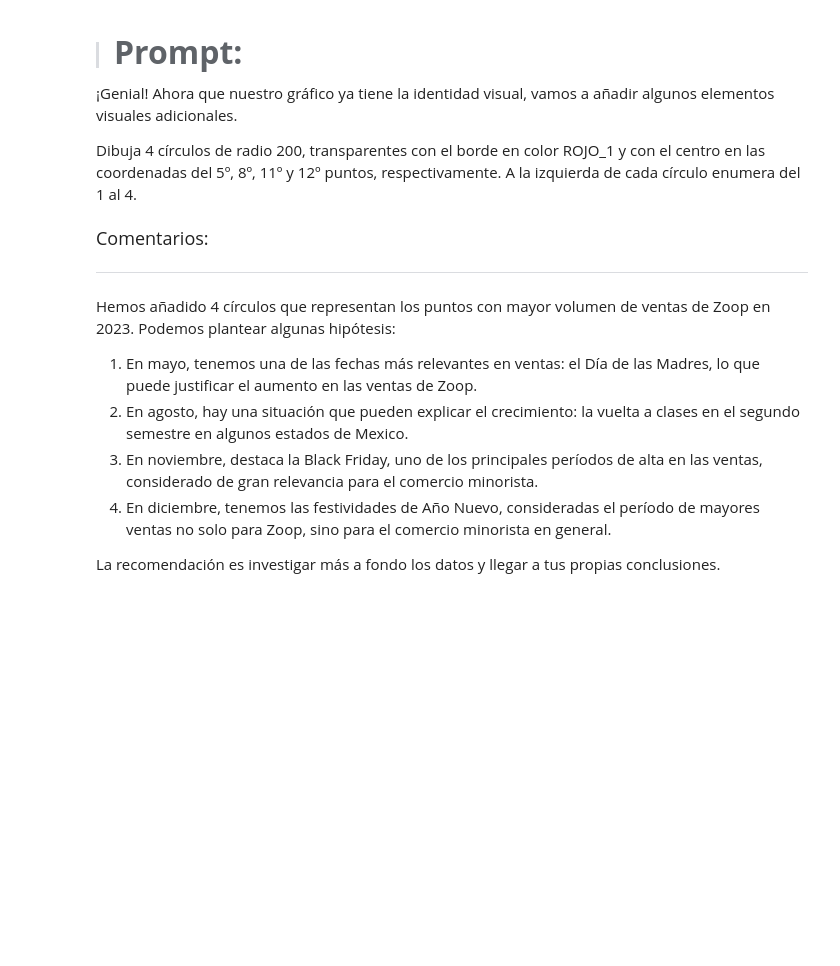
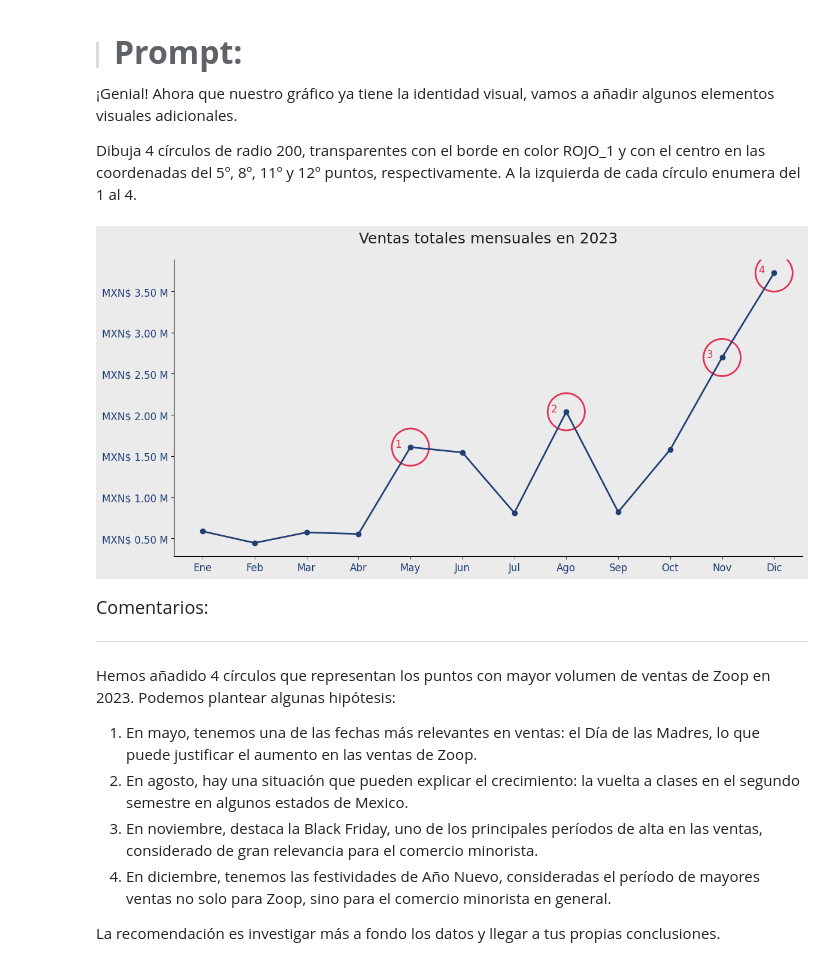
Before and after one commit to Yaaxek/IA-aplicada-a-la-ciencia-de-datos, a Jupyter notebook: ia_aplicada_a_ciencia_de_datos.ipynb, the cells around one changed output. Saved outputs shown, nothing was run; the diff lists cells and outputs as text; code cells hidden in the pictures; blank space fills up the shorter version.

```diff
--- a/ia_aplicada_a_ciencia_de_datos.ipynb
+++ b/ia_aplicada_a_ciencia_de_datos.ipynb
@@ -2042,6 +2334,106 @@ Utiliza las bibliotecas de visualización de datos de Python para crear esta vis
 ¡Genial! Ahora que nuestro gráfico ya tiene la identidad visual, vamos a añadir algunos elementos visuales adicionales.
 
 Dibuja 4 círculos de radio 200, transparentes con el borde en color ROJO_1 y con el centro en las coordenadas del 5º, 8º, 11º y 12º puntos, respectivamente. A la izquierda de cada círculo enumera del 1 al 4.
+# %%
+import pandas as pd
+import matplotlib.pyplot as plt
+from matplotlib.patches import Circle
+
+# =========================
+# Preparación de datos
+# =========================
+
+df['mes'] = df['fecha'].dt.strftime('%B')
+
+ventas_mensuales = (
+    df
+    .groupby('mes')['facturacion']
+    .sum()
+    .reindex(meses.keys())
+)
+
+ventas_mensuales.index = [meses[m] for m in ventas_mensuales.index]
+
+# =========================
+# Crear gráfico
+# =========================
+
+fig, ax = plt.subplots(figsize=(12, 6))
+
+fig.patch.set_facecolor(GRIS_1)
+ax.set_facecolor(GRIS_1)
+
+linea, = ax.plot(
+    ventas_mensuales.index,
+    ventas_mensuales.values,
+    marker='o',
+    color=AZUL_1,
+    linewidth=2
+)
+
+ax.set_title(
+    'Ventas totales mensuales en 2023',
+    fontsize=18,
+    color=GRIS_5,
+    pad=20
+)
+
+ax.set_xlabel('')
+ax.set_ylabel('')
+
+ax.tick_params(axis='x', labelsize=12, colors=AZUL_1)
+
+# =========================
+# Formato eje Y
+# =========================
+
+valores_y = ax.get_yticks()
+etiquetas_y = [
+    f"MXN$ {valor/1_000_000:.2f} M"
+    for valor in valores_y
+]
+
+ax.set_yticks(valores_y)
+ax.set_yticklabels(etiquetas_y, fontsize=12, color=AZUL_1)
+
+ax.spines['top'].set_visible(False)
+ax.spines['right'].set_visible(False)
+
+# =========================
+# Añadir círculos numerados
+# =========================
+
+puntos_destacados = [
+    (4, ventas_mensuales.iloc[4]),   # 5º punto
+    (7, ventas_mensuales.iloc[7]),   # 8º punto
+    (10, ventas_mensuales.iloc[10]), # 11º punto
+    (11, ventas_mensuales.iloc[11])  # 12º punto
+]
+
+for i, point in enumerate(puntos_destacados, start=1):
+
+    ax.scatter(
+        point[0],
+        point[1],
+        s=2000,                # tamaño del círculo
+        facecolors='none',     # transparente
+        edgecolors=ROJO_1,
+        linewidth=2
+    )
+
+    ax.text(
+        point[0] - 0.3,
+        point[1] + 0.1,
+        str(i),
+        fontsize=12,
+        color=ROJO_1
+    )
+
+
+plt.tight_layout()
+plt.show()
+# %% [output]
+[figure, added]
 # %% [markdown]
 <font color="7b71ff" size=4> Comentarios: </font>
 
```
Also changed, not shown: parts of 23 cells of this notebook.
